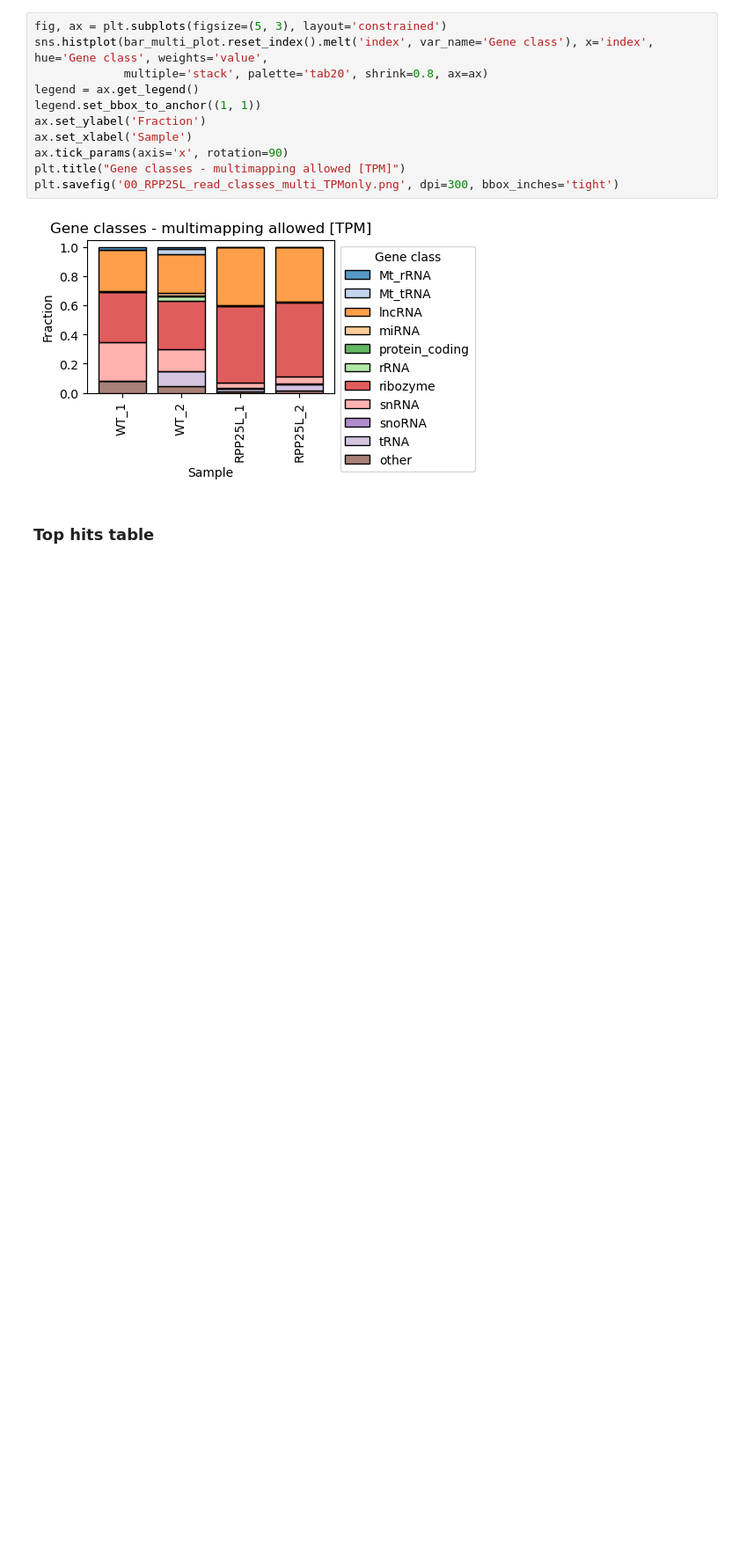
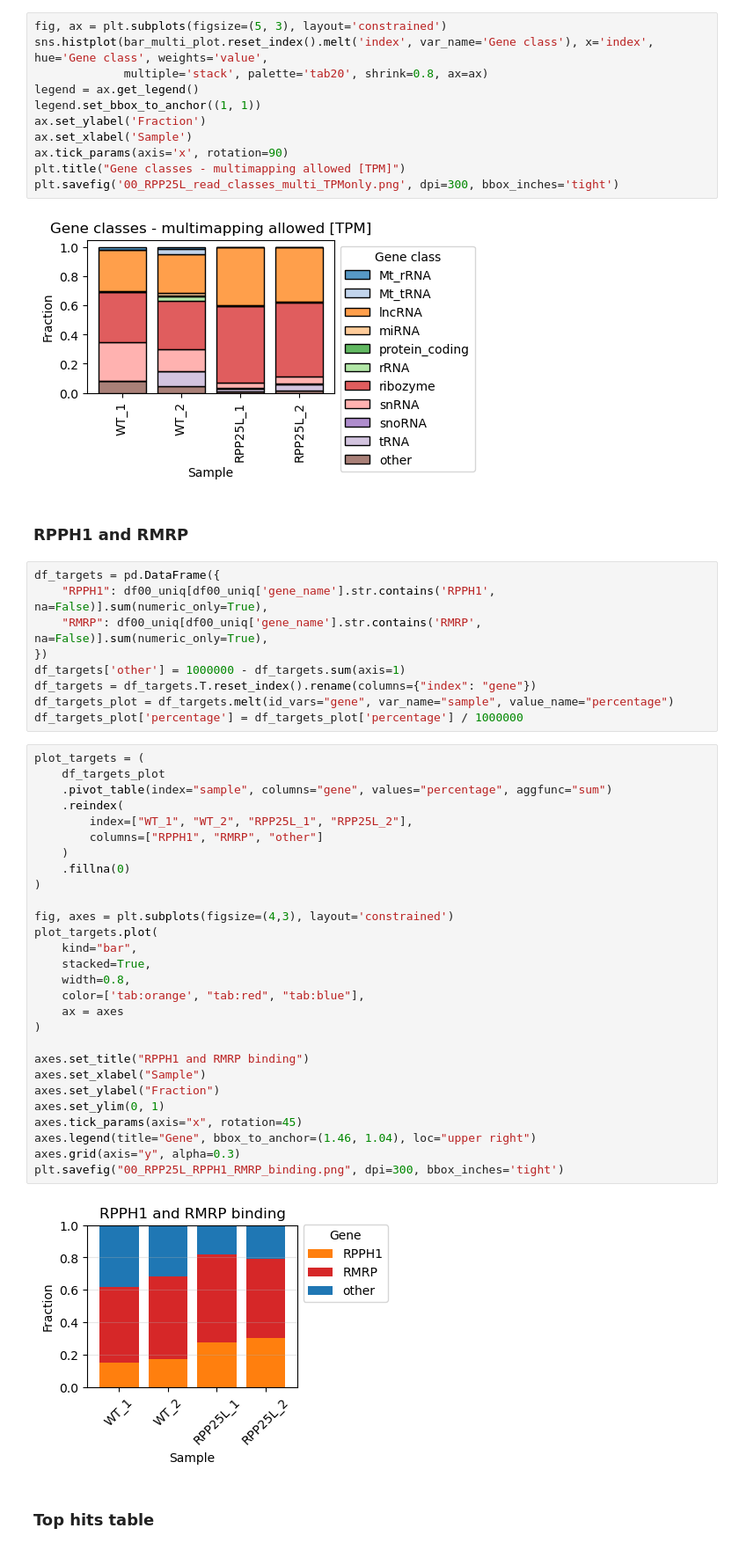
Before and after one commit to TurowskiLab/example-trxtools-Cyclon, a Jupyter notebook: analysis/00_RPP25L_read_classes.ipynb, the cells around one changed output. Shown at 88% size. Drawn from its saved outputs; the diff is of its cells as text; blank space fills up the shorter version.

Commit message:
Added RPPH1/RMRP binding plot

```diff
--- a/analysis/00_RPP25L_read_classes.ipynb
+++ b/analysis/00_RPP25L_read_classes.ipynb
@@ -251,6 +251,47 @@ plt.title("Gene classes - multimapping allowed [TPM]")
 plt.savefig('00_RPP25L_read_classes_multi_TPMonly.png', dpi=300, bbox_inches='tight')
 # %% [output]
 [figure]
+# %% [markdown]
+### RPPH1 and RMRP
+# %%
+df_targets = pd.DataFrame({
+    "RPPH1": df00_uniq[df00_uniq['gene_name'].str.contains('RPPH1', na=False)].sum(numeric_only=True),
+    "RMRP": df00_uniq[df00_uniq['gene_name'].str.contains('RMRP', na=False)].sum(numeric_only=True),
+})
+df_targets['other'] = 1000000 - df_targets.sum(axis=1)
+df_targets = df_targets.T.reset_index().rename(columns={"index": "gene"})
+df_targets_plot = df_targets.melt(id_vars="gene", var_name="sample", value_name="percentage")
+df_targets_plot['percentage'] = df_targets_plot['percentage'] / 1000000
+# %%
+plot_targets = (
+    df_targets_plot
+    .pivot_table(index="sample", columns="gene", values="percentage", aggfunc="sum")
+    .reindex(
+        index=["WT_1", "WT_2", "RPP25L_1", "RPP25L_2"],
+        columns=["RPPH1", "RMRP", "other"]
+    )
+    .fillna(0)
+)
+
+fig, axes = plt.subplots(figsize=(4,3), layout='constrained')
+plot_targets.plot(
+    kind="bar",
+    stacked=True,
+    width=0.8,
+    color=['tab:orange', "tab:red", "tab:blue"],
+    ax = axes
+)
+
+axes.set_title("RPPH1 and RMRP binding")
+axes.set_xlabel("Sample")
+axes.set_ylabel("Fraction")
+axes.set_ylim(0, 1)
+axes.tick_params(axis="x", rotation=45)
+axes.legend(title="Gene", bbox_to_anchor=(1.46, 1.04), loc="upper right")
+axes.grid(axis="y", alpha=0.3)
+plt.savefig("00_RPP25L_RPPH1_RMRP_binding.png", dpi=300, bbox_inches='tight')
+# %% [output]
+[figure, added]
 # %% [markdown]
 ### Top hits table
 # %%
```
